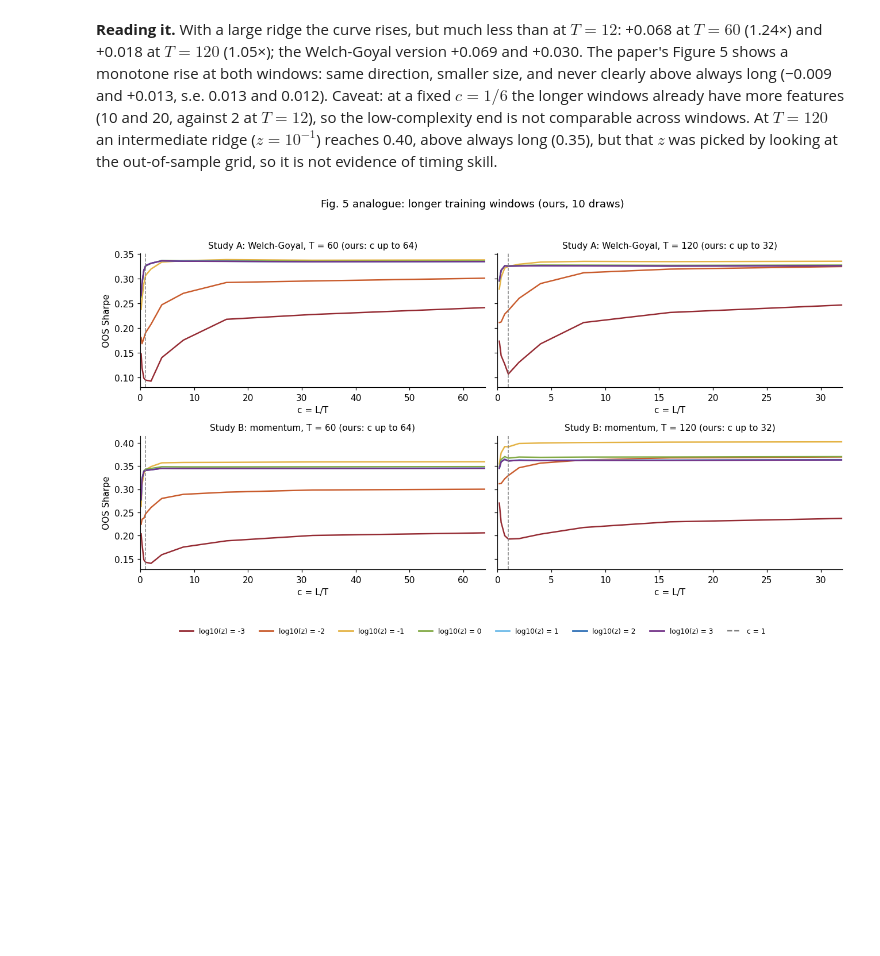
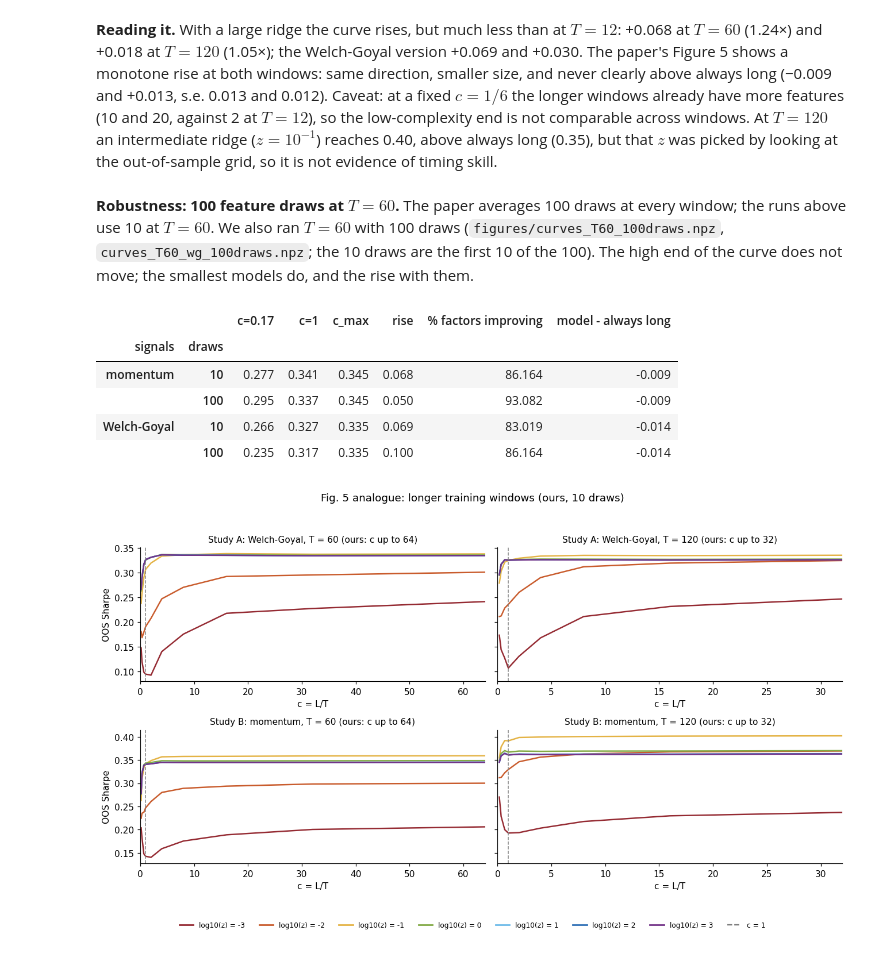
Before and after one commit to liny-r/Virtue-of-Complexity, a Jupyter notebook: notebooks/virtue_of_complexity.ipynb, the cells around one changed output. Saved outputs shown, nothing was run; the diff lists cells and outputs as text; code cells hidden in the pictures; blank space fills up the shorter version.

```diff
--- a/notebooks/virtue_of_complexity.ipynb
+++ b/notebooks/virtue_of_complexity.ipynb
@@ -372,6 +372,24 @@ T=60: Sharpe at c_max minus c_min (z=1e3) +0.068 (s.e. 0.005, 86% of factors pos
 T=120: Sharpe at c_max minus c_min (z=1e3) +0.018 (s.e. 0.002, 75% of factors positive); always long 0.351, trailing 0.303
 # %% [markdown]
 **Reading it.** With a large ridge the curve rises, but much less than at $T=12$: +0.068 at $T=60$ (1.24×) and +0.018 at $T=120$ (1.05×); the Welch-Goyal version +0.069 and +0.030. The paper's Figure 5 shows a monotone rise at both windows: same direction, smaller size, and never clearly above always long (−0.009 and +0.013, s.e. 0.013 and 0.012). Caveat: at a fixed $c=1/6$ the longer windows already have more features (10 and 20, against 2 at $T=12$), so the low-complexity end is not comparable across windows. At $T=120$ an intermediate ridge ($z=10^{-1}$) reaches 0.40, above always long (0.35), but that $z$ was picked by looking at the out-of-sample grid, so it is not evidence of timing skill.
+# %% [markdown]
+**Robustness: 100 feature draws at $T=60$.** The paper averages 100 draws at every window; the runs above use 10 at $T=60$. We also ran $T=60$ with 100 draws (`figures/curves_T60_100draws.npz`, `curves_T60_wg_100draws.npz`; the 10 draws are the first 10 of the 100). The high end of the curve does not move; the smallest models do, and the rise with them.
+# %%
+rows = []
+for name, tag in (("momentum", ""), ("Welch-Goyal", "_wg")):
+    for draws, f in ((10, f"curves_T60{tag}.npz"), (100, f"curves_T60{tag}_100draws.npz")):
+        dd = np.load(FIG / f); s_ = dd["SR"].mean(0)[:, 6]; g = dd["SR"][:, -1, 6] - dd["SR"][:, 0, 6]
+        rows.append({"signals": name, "draws": draws, "c=0.17": s_[0], "c=1": s_[int(np.argmin(abs(dd["c"] - 1)))], "c_max": s_[-1],
+                     "rise": s_[-1] - s_[0], "% factors improving": 100 * np.mean(g > 0),
+                     "model - always long": (dd["SR"][:, -1, 6] - dd["long"]).mean()})
+display(pd.DataFrame(rows).set_index(["signals", "draws"]).round(3))
+# %% [output]
+|  |  | c=0.17 | c=1 | c_max | rise | % factors improving | model - always long |
+| signals | draws |  |  |  |  |  |  |
+| momentum | 10 | 0.277 | 0.341 | 0.345 | 0.068 | 86.164 | -0.009 |
+|  | 100 | 0.295 | 0.337 | 0.345 | 0.050 | 93.082 | -0.009 |
+| Welch-Goyal | 10 | 0.266 | 0.327 | 0.335 | 0.069 | 83.019 | -0.014 |
+|  | 100 | 0.235 | 0.317 | 0.335 | 0.100 | 86.164 | -0.014 |
 # %%
 # Fig. 5 on the paper's axes: linear c. Rows: Study A (Welch-Goyal) and Study B (momentum); columns: T = 60 and T = 120.
 fig, ax = plt.subplots(2, 2, figsize=(12, 7), sharey="row")
```
Also changed, not shown: 11 other files.
